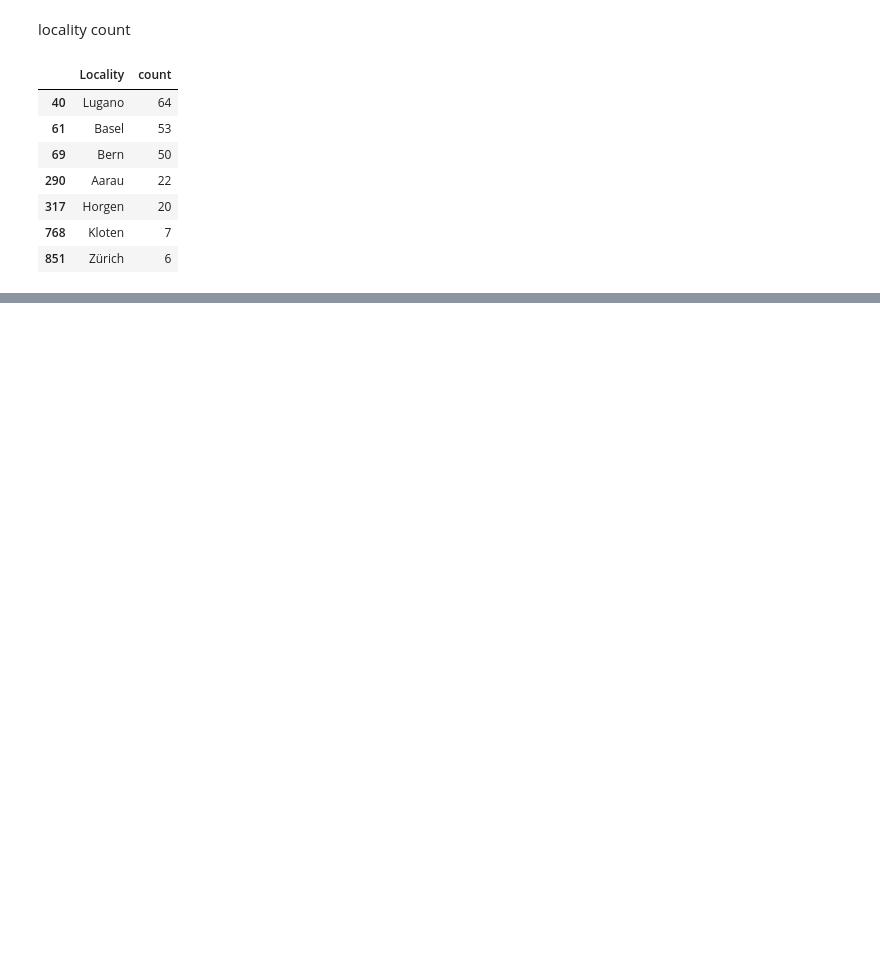
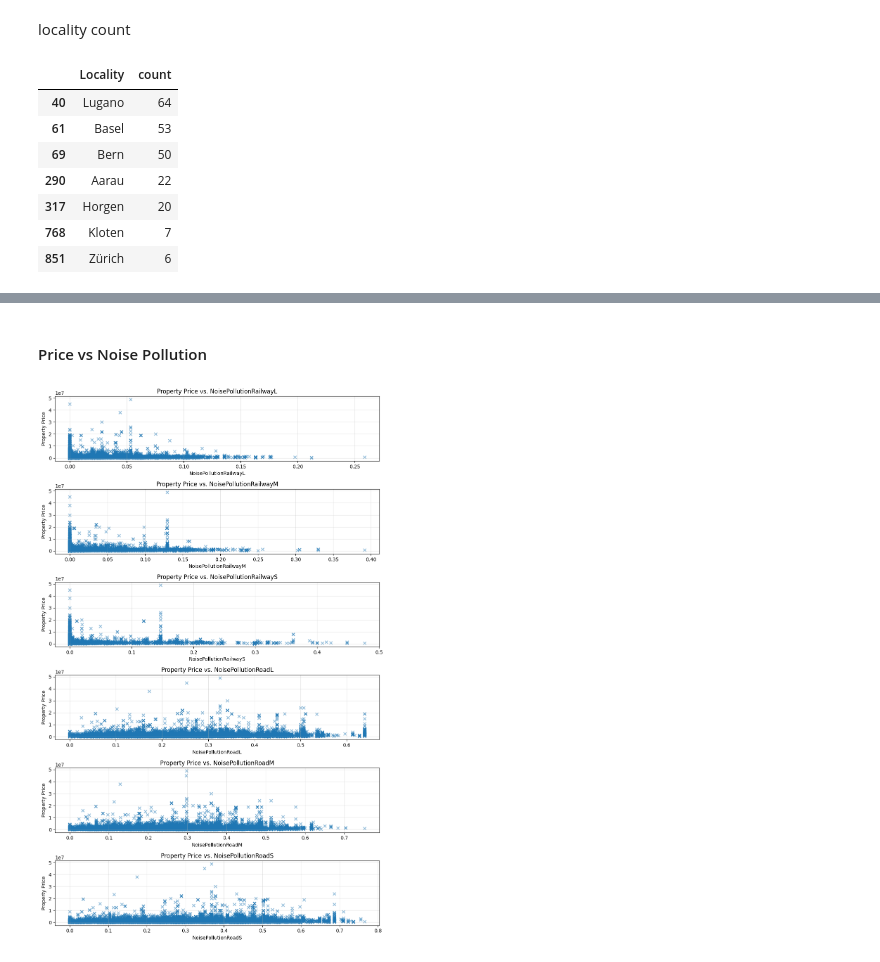
Before and after one commit to alexschillingfhnw/cml1, a Jupyter notebook: Notebooks/eda_alex.ipynb, the cells around one changed output, grey strips where cells are left out. Cells and saved outputs as stored; diff of their text form; code cells hidden in the pictures; blank space fills up the shorter version.

```diff
--- a/Notebooks/eda_alex.ipynb
+++ b/Notebooks/eda_alex.ipynb
@@ -424,0 +514,17 @@ plt.show()
+# %% [markdown]
+#### Price vs Noise Pollution
+# %%
+fig, ax = plt.subplots(6, 1, figsize=(10, 16))
+
+noise_pollution_columns = ['NoisePollutionRailwayL', 'NoisePollutionRailwayM', 'NoisePollutionRailwayS',	'NoisePollutionRoadL', 'NoisePollutionRoadM', 'NoisePollutionRoadS']
+for i, column in enumerate(noise_pollution_columns):
+    ax[i].scatter(df[column], df['price_search'], alpha=0.5, marker='x')
+    ax[i].set_title(f'Property Price vs. {column}')
+    ax[i].set_xlabel(column)
+    ax[i].set_ylabel('Property Price')
+    ax[i].grid(True, alpha=0.3)
+
+plt.tight_layout()
+plt.show()
+# %% [output]
+[figure, added]
```
Also changed, not shown: parts of 21 cells of this notebook.
